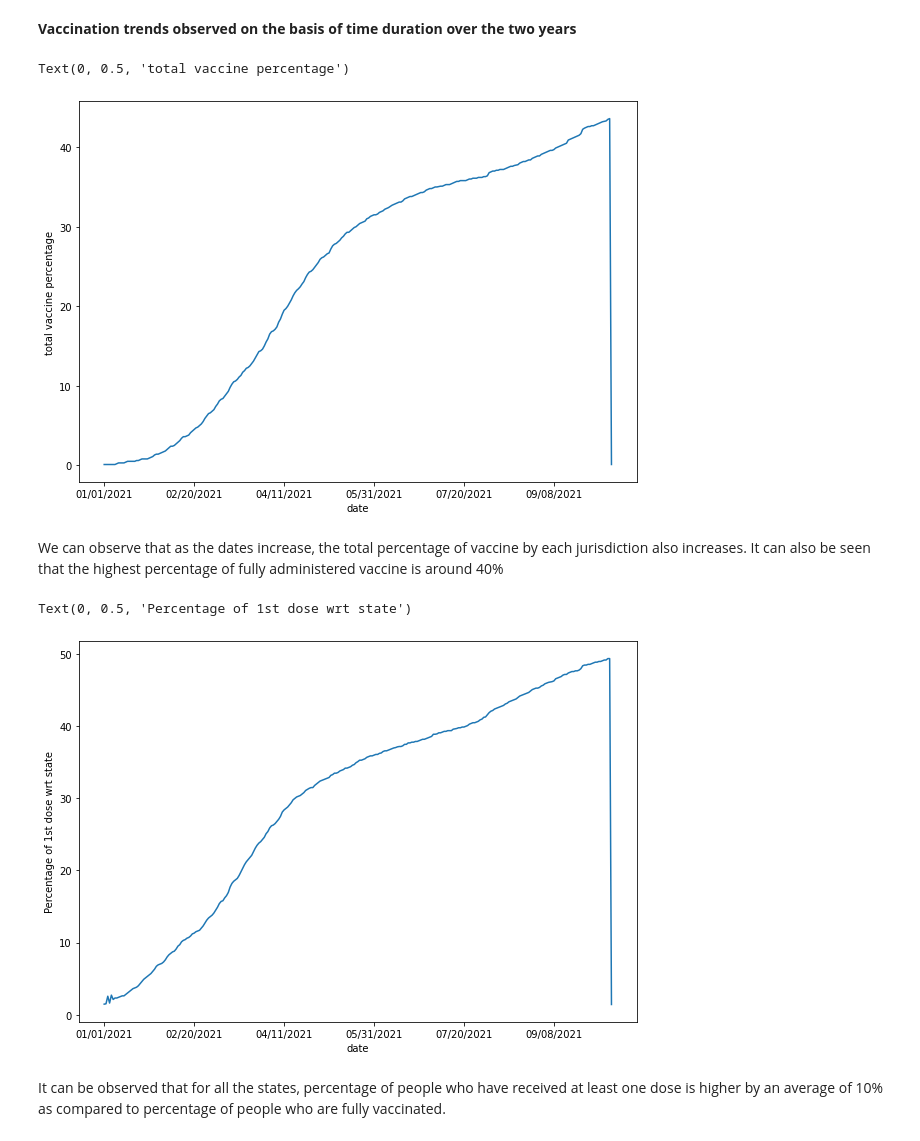
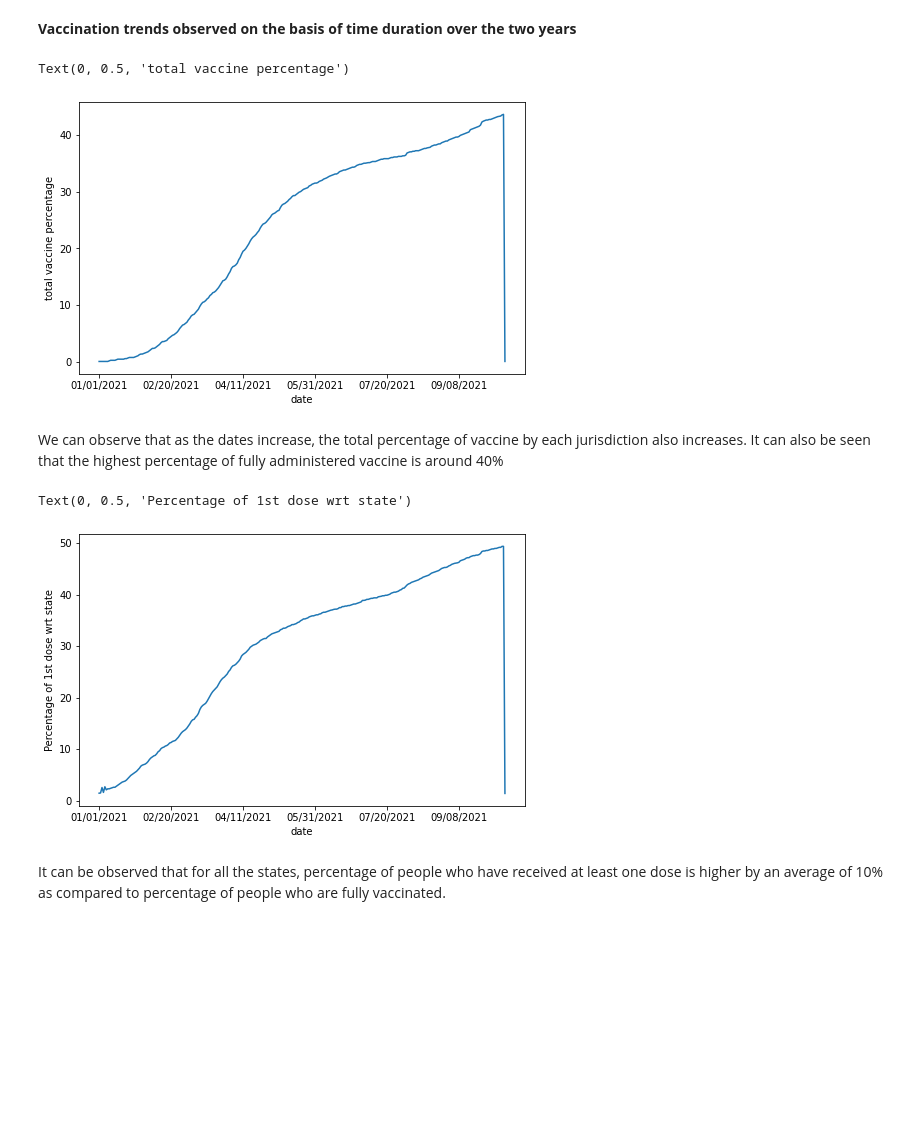
Before and after one commit to riddhigarg2605/Chargebee, a Jupyter notebook: covid19_vaccine_analysis.ipynb, the cells around one changed output. Drawn from its saved outputs; the diff is of its cells as text; code cells hidden in the pictures; blank space fills up the shorter version.

```diff
--- a/covid19_vaccine_analysis.ipynb
+++ b/covid19_vaccine_analysis.ipynb
@@ -168,23 +170,23 @@ Index(['Date', 'FIPS', 'MMWR_week', 'Recip_County', 'Recip_State',
 # %% [markdown]
 **Vaccination trends observed on the basis of time duration over the two years**
 # %%
-plt.rcParams['figure.figsize'] = (10, 7)
+plt.rcParams['figure.figsize'] = (8,5)
 data.groupby('Date')['Series_Complete_Pop_Pct'].median().plot()
 plt.xlabel('date')
 plt.ylabel('total vaccine percentage')
 # %% [output]
 Text(0, 0.5, 'total vaccine percentage')
-[figure, old version]
+[figure, new version]
 # %% [markdown]
 We can observe that as the dates increase, the total percentage of vaccine by each jurisdiction also increases. It can also be seen that the highest percentage of fully administered vaccine is around 40%
 # %%
-#plt.rcParams['figure.figsize'] = (8, 5)
+plt.rcParams['figure.figsize'] = (8, 5)
 data.groupby('Date')['Administered_Dose1_Pop_Pct'].median().plot()
 plt.xlabel('date')
 plt.ylabel('Percentage of 1st dose wrt state')
 # %% [output]
 Text(0, 0.5, 'Percentage of 1st dose wrt state')
-[figure, old version]
+[figure, new version]
 # %% [markdown]
 It can be observed that for all the states, percentage of people who have received at least one dose is higher by an average of 10% as compared to percentage of people who are fully vaccinated.
 # %%
```
Also changed, not shown: parts of 13 cells of this notebook.
